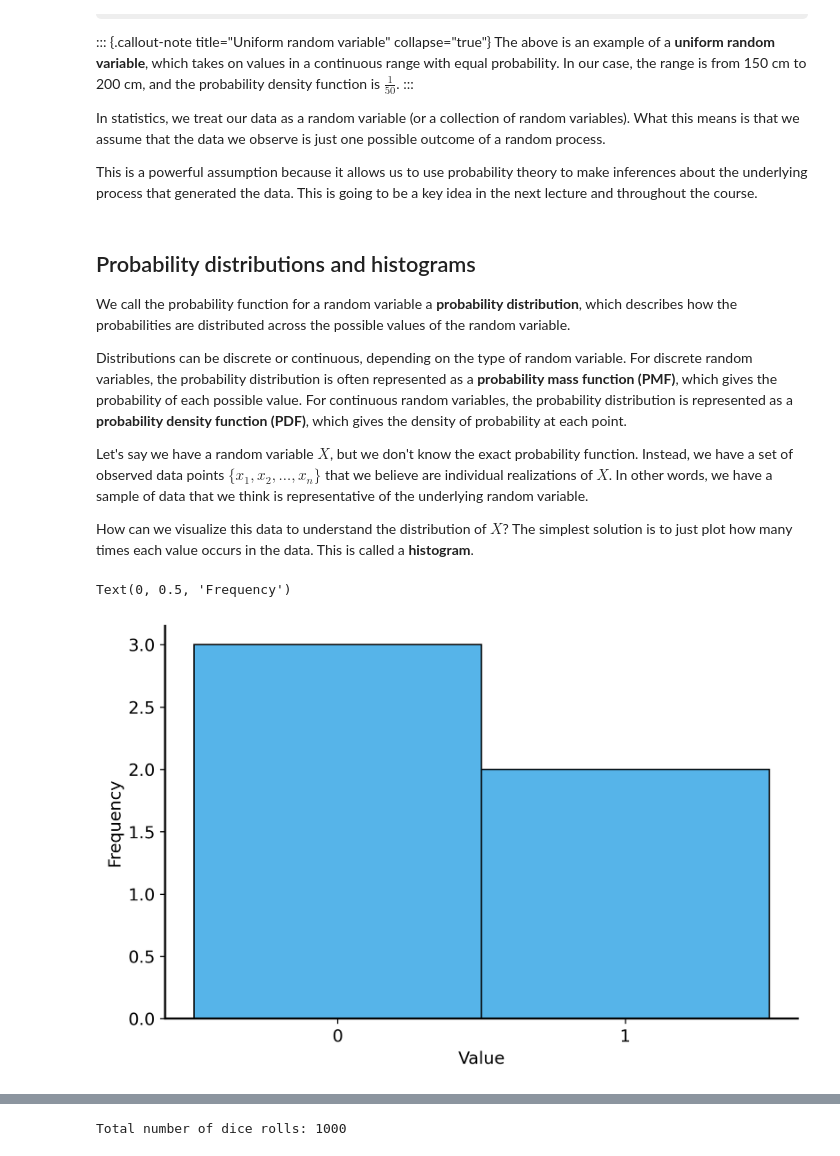
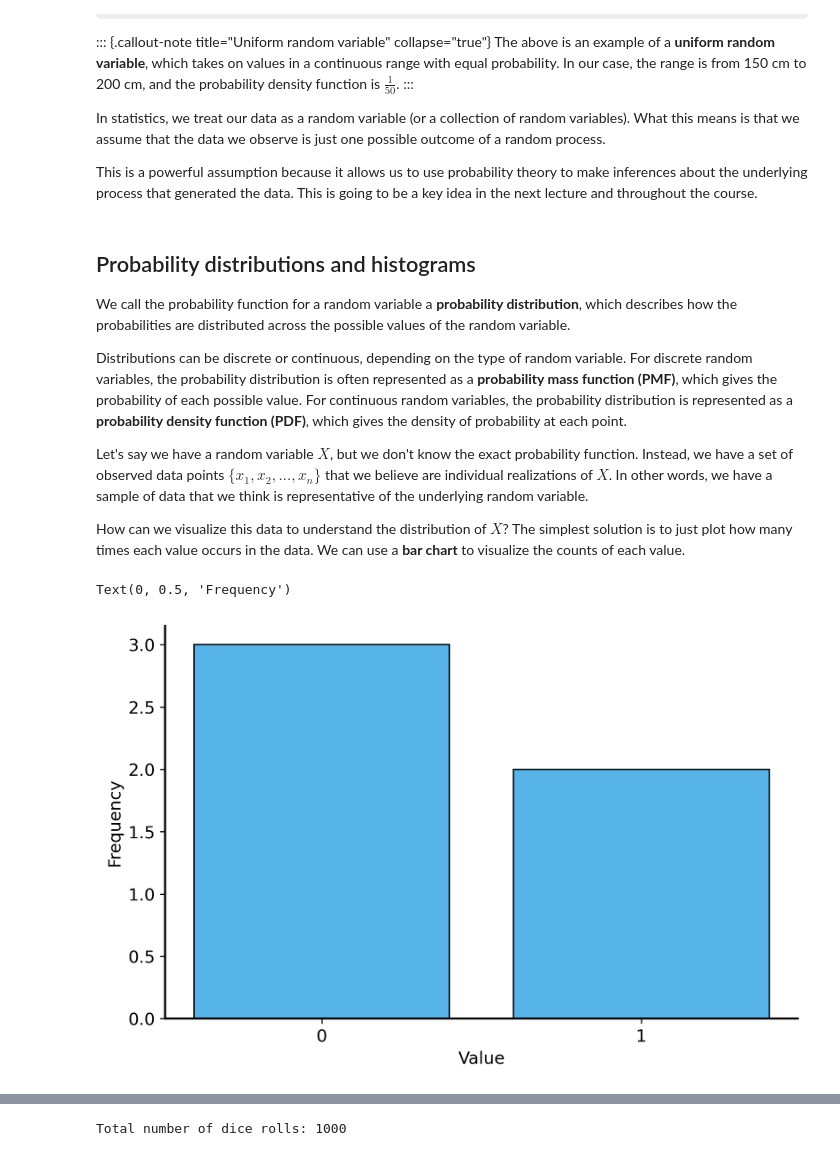
Before and after one commit to jrudoler-teaching/understanding-uncertainty, a Jupyter notebook: notebooks/lecture-02.ipynb, the cells around one changed output, grey strips where cells are left out. Drawn from its saved outputs; the diff is of its cells as text; code cells hidden in the pictures; some formulas as TeX source.

```diff
--- a/notebooks/lecture-02.ipynb
+++ b/notebooks/lecture-02.ipynb
@@ -400,20 +417,20 @@ Distributions can be discrete or continuous, depending on the type of random var
 
 Let's say we have a random variable $X$, but we don't know the exact probability function. Instead, we have a set of observed data points $\{x_1, x_2, \ldots, x_n\}$ that we believe are individual realizations of $X$. In other words, we have a sample of data that we think is representative of the underlying random variable.
 
-How can we visualize this data to understand the distribution of $X$? The simplest solution is to just plot how many times each value occurs in the data. This is called a **histogram**.
+How can we visualize this data to understand the distribution of $X$? The simplest solution is to just plot how many times each value occurs in the data. We can use a **bar chart** to visualize the counts of each value.
 # %%
 #| echo: true
 import matplotlib.pyplot as plt
 import numpy as np
 
 x = np.array([0, 0, 1, 1, 0])
 
 plt.figure(figsize=(8, 5))
-plt.hist(x, bins=np.arange(-0.5, 2.5, 1), density=False, align="mid")
+plt.hist(x, bins=np.arange(-0.5, 2.5, 1), density=False, align="mid", rwidth=0.8)
 plt.xticks([0, 1])
 plt.xlabel('Value')
 plt.ylabel('Frequency')
 # %% [output]
 Text(0, 0.5, 'Frequency')
-[figure, old version]
+[figure, new version]
 # %% [markdown]
```
Also changed, not shown: parts of 9 cells of this notebook, 36 other files.
